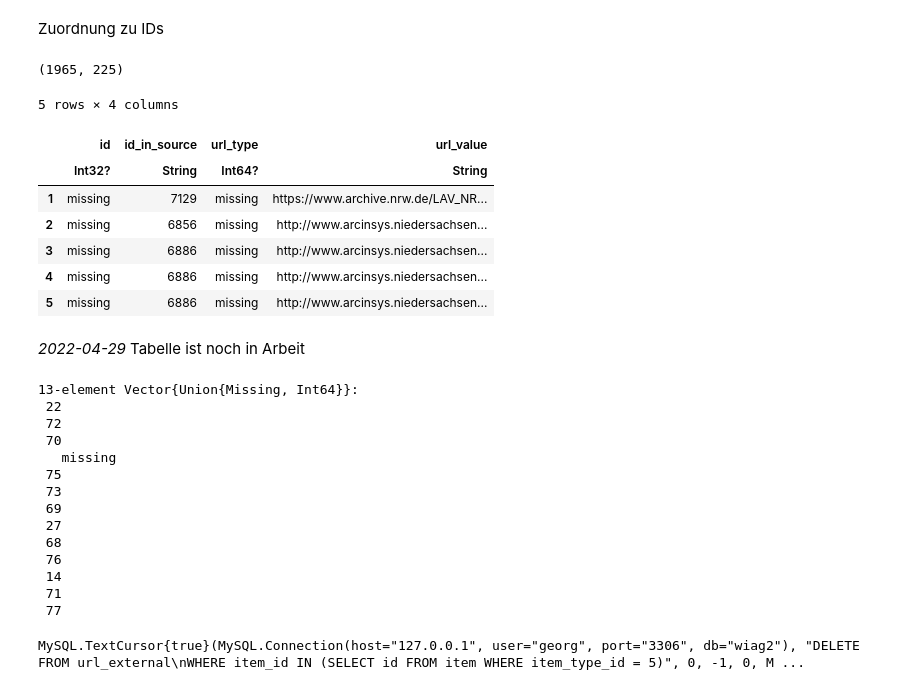
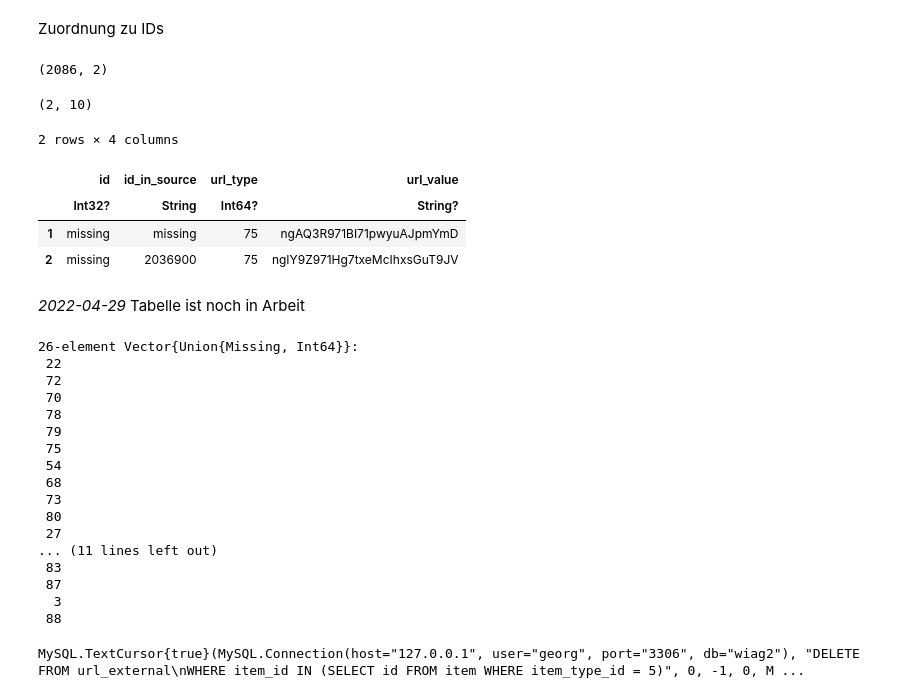
Before and after one commit to ghertko/WiagDataSetup, a Jupyter notebook: run/wiag2/Domherr.ipynb, the cells around one changed output. Saved outputs shown, nothing was run; the diff lists cells and outputs as text; code cells hidden in the pictures.

```diff
--- a/run/wiag2/Domherr.ipynb
+++ b/run/wiag2/Domherr.ipynb
@@ -67,5 +69,5 @@ item_type_id = 5
 # %% [output]
 5
 # %%
-data_path = "C:\\Users\\georg\\Documents\\projekte-doc\\WIAGweb2\\data\\domherren-2022-05-18"
+data_path = "C:\\Users\\georg\\Documents\\projekte-doc\\WIAGweb2\\data\\domherren-2022-10-19"
 # %% [output]
@@ -803,7 +995,9 @@ names(df_url)
 # %% [markdown]
 Zuordnung zu IDs
 # %%
-sql = "SELECT id, id_in_source FROM item WHERE item_type_id = $(item_type_id)"
+sql = "SELECT id, id_in_source
+FROM item
+WHERE item_type_id = $(item_type_id)"
 df_idx = Wds.sql_df(sql);
 # %%
 transform!(df_url, :domherr_id => ByRow(string) => :id_in_source);
@@ -812,20 +1006,21 @@ df_url_idx = leftjoin(df_url, df_idx, on = :id_in_source);
 # %%
 size(df_url_idx, 1), count(ismissing, df_url_idx.id)
 # %% [output]
-(1965, 225)
+(2086, 2)
 # %%
 df_url_idx_mg = subset(df_url_idx, :id => ByRow(ismissing));
+# %%
+size(df_url_idx_mg)
+# %% [output]
+(2, 10)
 # %%
-df_url_idx_mg[151:155, [:id, :id_in_source, :url_type, :url_value]]
+df_url_idx_mg[:, [:id, :id_in_source, :url_type, :url_value]]
 # %% [output]
-5 rows × 4 columns
+2 rows × 4 columns
 |  | id | id_in_source | url_type | url_value |
-|  | Int32? | String | Int64? | String |
-| 1 | missing | 7129 | missing | https://www.archive.nrw.de/LAV_NR... |
-| 2 | missing | 6856 | missing | http://www.arcinsys.niedersachsen... |
-| 3 | missing | 6886 | missing | http://www.arcinsys.niedersachsen... |
-| 4 | missing | 6886 | missing | http://www.arcinsys.niedersachsen... |
-| 5 | missing | 6886 | missing | http://www.arcinsys.niedersachsen... |
+|  | Int32? | String | Int64? | String? |
+| 1 | missing | missing | 75 | ngAQ3R971BI71pwyuAJpmYmD |
+| 2 | missing | 2036900 | 75 | ngIY9Z971Hg7txeMcIhxsGuT9JV |
 # %% [markdown]
 *2022-04-29* Tabelle ist noch in Arbeit
 # %%
@@ -833,20 +1030,23 @@ dropmissing!(df_url_idx, :id);
 # %%
 unique(df_url_idx.url_type)
 # %% [output]
-13-element Vector{Union{Missing, Int64}}:
+26-element Vector{Union{Missing, Int64}}:
  22
  72
  70
-   missing
+ 78
+ 79
  75
+ 54
+ 68
  73
- 69
+ 80
  27
- 68
- 76
- 14
- 71
- 77
+... (11 lines left out)
+ 83
+ 87
+  3
+ 88
 # %%
 table_name = "url_external";
 sql = "DELETE FROM $(table_name)
```
Also changed, not shown: parts of 121 cells of this notebook, 13 other files.
